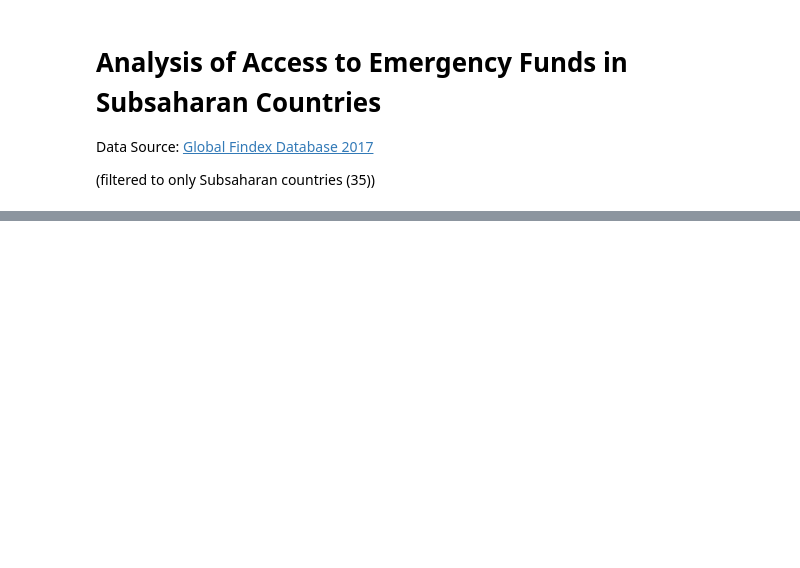
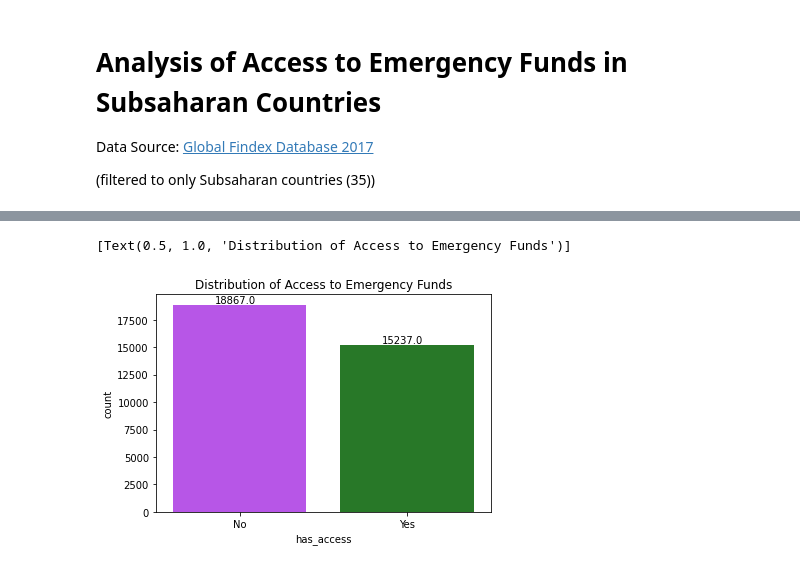
Before and after one commit to sds-capstone/2022-09-proj7-women-at-table, a Jupyter notebook: final_project.ipynb, the cells around one changed output, grey strips where cells are left out. Cells and saved outputs as stored; diff of their text form; code cells hidden in the pictures; blank space fills up the shorter version.

```diff
--- a/final_project.ipynb
+++ b/final_project.ipynb
@@ -40,0 +97,6 @@ representative of the larger set (e.g., geographic coverage)?
+# %%
+# read in data
+file = 'https://raw.githubusercontent.com/sds-capstone/2022-09-proj7-women-at-table/main/findex_SubSahAfrica.csv'
+df = pd.read_csv(file, index_col=0)
+print(f'There are {df.shape[0]} entries and {df.shape[1]} features')
+df.head()
@@ -40,0 +112,11 @@ representative of the larger set (e.g., geographic coverage)?
+# %%
+# set gender palette
+red = '#FF7377'
+blue = '#00B2EE'
+gender_palette = [blue, red]
+
+purple = '#BF3EFF'
+green = '#1B851B'
+yes_no_pal = [purple, green]
+
+pink = '#FFC0CB'
@@ -40,0 +175,9 @@ representative of the larger set (e.g., geographic coverage)?
+# %%
+# barplot of access to emergency funds
+g = sns.countplot(x = 'has_access', data = df2, palette = yes_no_pal)
+for p in g.patches:
+   g.annotate('{:.1f}'.format(p.get_height()), (p.get_x()+ .25, p.get_height()+100))
+g.set(title = "Distribution of Access to Emergency Funds")
+# %% [output]
+[Text(0.5, 1.0, 'Distribution of Access to Emergency Funds')]
+[figure, added]
```
Also changed, not shown: parts of 53 cells of this notebook.
